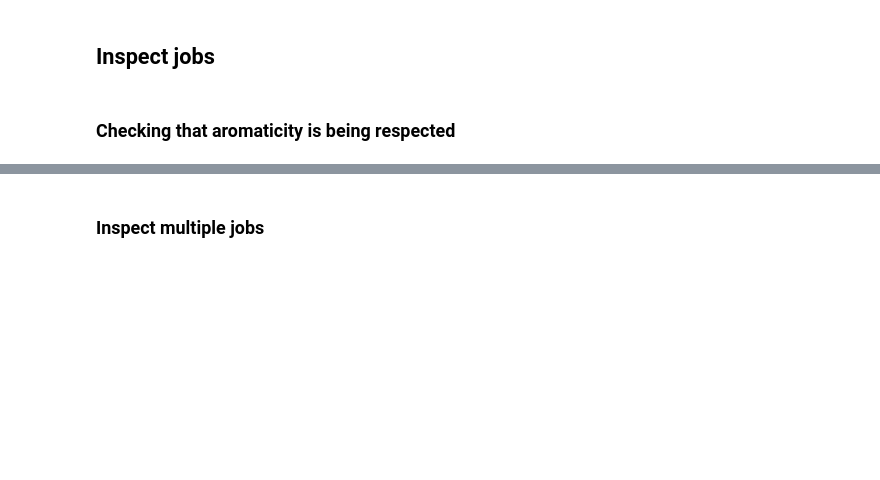
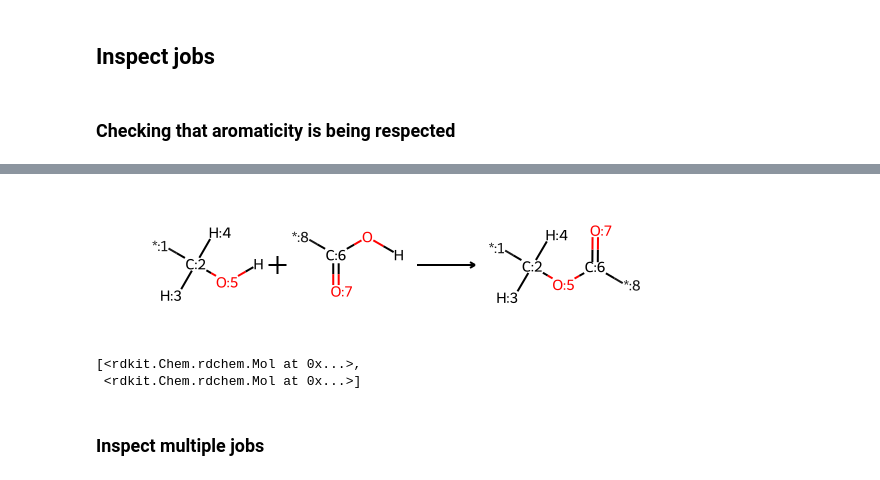
Before and after one commit to jlaw9/2026_polymer_build_workflow, a Jupyter notebook: nrel_signac.ipynb, the cells around one changed output, grey strips where cells are left out. Drawn from its saved outputs; the diff is of its cells as text; code cells hidden in the pictures; blank space fills up the shorter version.

```diff
--- a/nrel_signac.ipynb
+++ b/nrel_signac.ipynb
@@ -42,3 +117,14 @@ job = project.open_job(id='ce13320b89716c28e297df8ab26ddc8b')
+# %%
+rxn
+# %% [output]
+[figure, added]
+# %%
+from rdkit import Chem
+
+rxn.valid_reactant_ordering(Chem.GetMolFrags(reacs, asMols=True))
+# %% [output]
+[<rdkit.Chem.rdchem.Mol at 0x...>,
+ <rdkit.Chem.rdchem.Mol at 0x...>]
 # %%
 from rdkit import Chem
 
```
Also changed, not shown: parts of 7 cells of this notebook.
